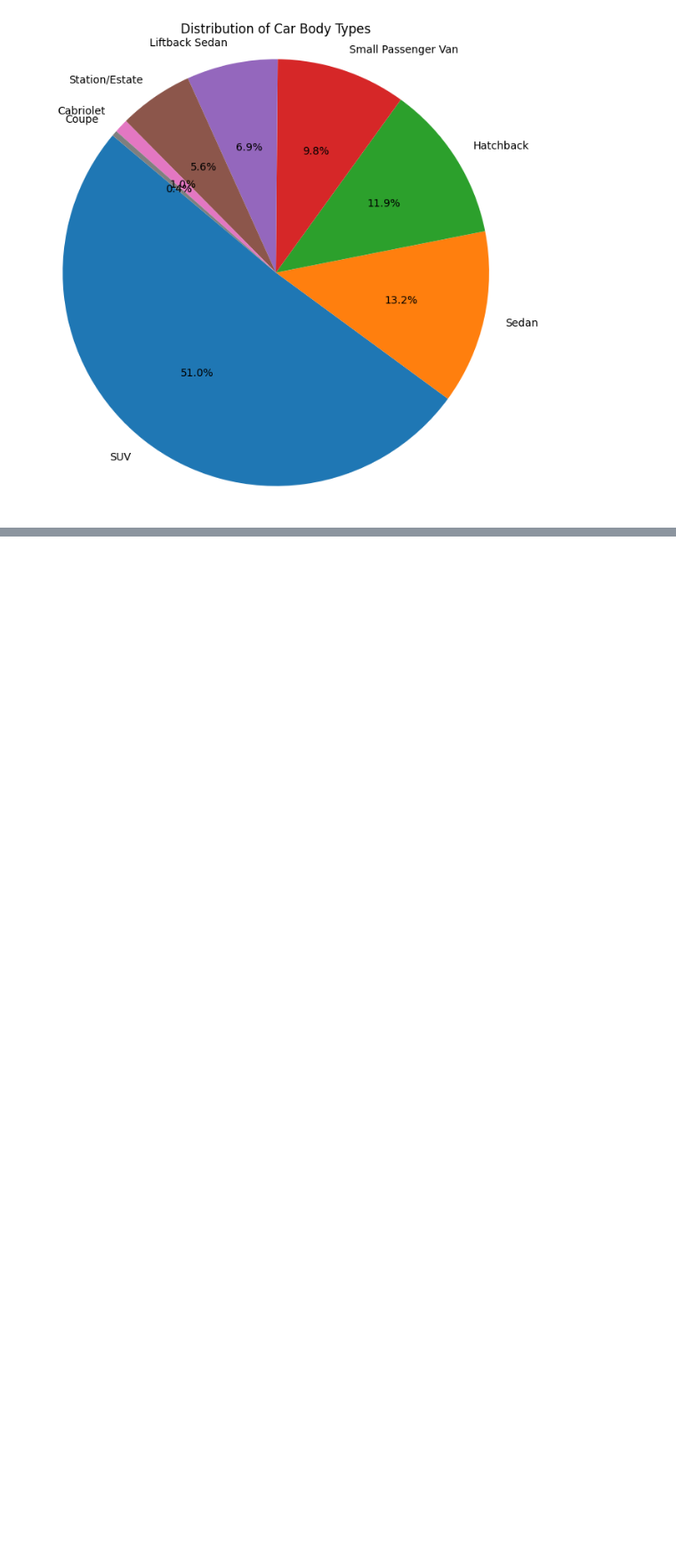
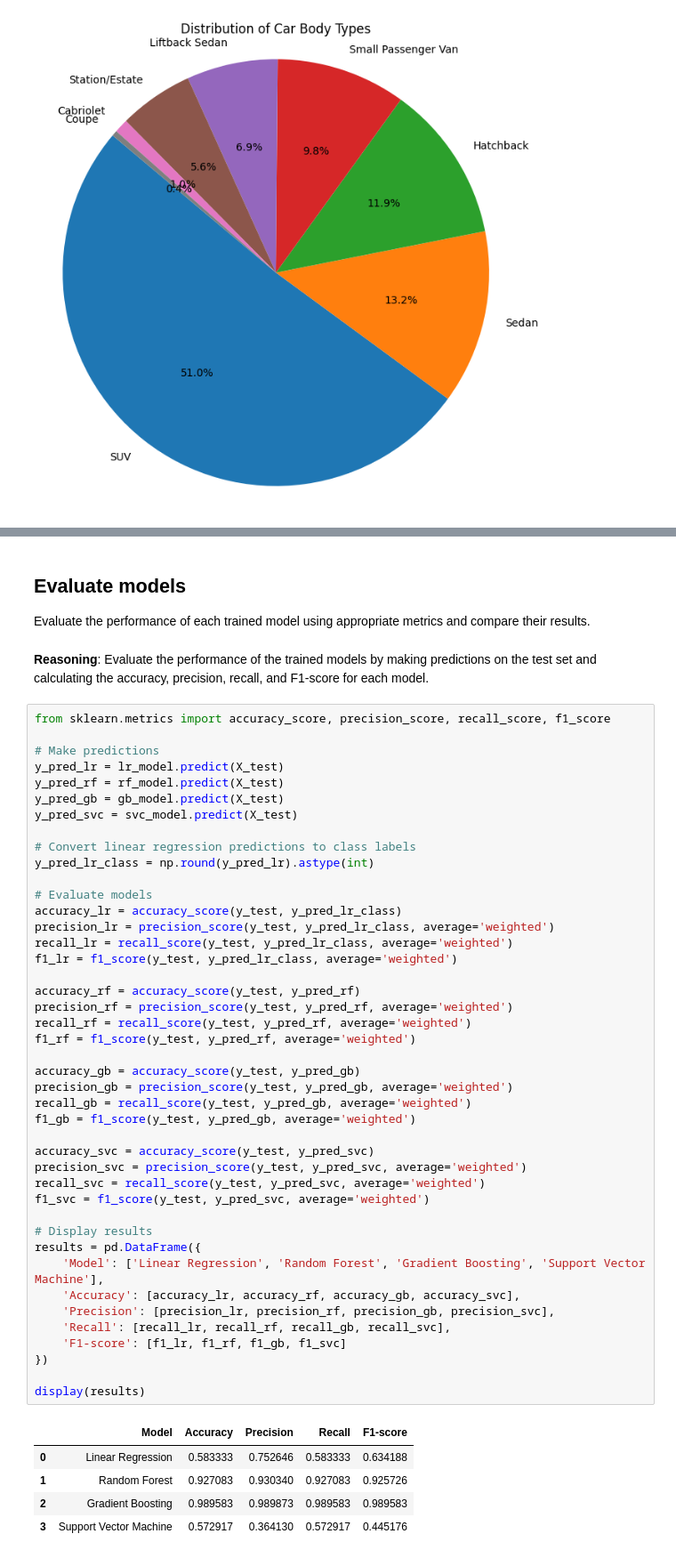
Before and after one commit to kxrrym03/Electric-Vehicle-Specs, a Jupyter notebook: Electric_Vehicle_Specs.ipynb, the cells around one changed output, grey strips where cells are left out. Shown at 89% size. Cells and saved outputs as stored; diff of their text form; blank space fills up the shorter version.

```diff
--- a/Electric_Vehicle_Specs.ipynb
+++ b/Electric_Vehicle_Specs.ipynb
@@ -281,0 +367,55 @@ plt.show()
+# %% [markdown]
+## Evaluate models
+Evaluate the performance of each trained model using appropriate metrics and compare their results.
+# %% [markdown]
+**Reasoning**:
+Evaluate the performance of the trained models by making predictions on the test set and calculating the accuracy, precision, recall, and F1-score for each model.
+# %%
+from sklearn.metrics import accuracy_score, precision_score, recall_score, f1_score
+
+# Make predictions
+y_pred_lr = lr_model.predict(X_test)
+y_pred_rf = rf_model.predict(X_test)
+y_pred_gb = gb_model.predict(X_test)
+y_pred_svc = svc_model.predict(X_test)
+
+# Convert linear regression predictions to class labels
+y_pred_lr_class = np.round(y_pred_lr).astype(int)
+
+# Evaluate models
+accuracy_lr = accuracy_score(y_test, y_pred_lr_class)
+precision_lr = precision_score(y_test, y_pred_lr_class, average='weighted')
+recall_lr = recall_score(y_test, y_pred_lr_class, average='weighted')
+f1_lr = f1_score(y_test, y_pred_lr_class, average='weighted')
+
+accuracy_rf = accuracy_score(y_test, y_pred_rf)
+precision_rf = precision_score(y_test, y_pred_rf, average='weighted')
+recall_rf = recall_score(y_test, y_pred_rf, average='weighted')
+f1_rf = f1_score(y_test, y_pred_rf, average='weighted')
+
+accuracy_gb = accuracy_score(y_test, y_pred_gb)
+precision_gb = precision_score(y_test, y_pred_gb, average='weighted')
+recall_gb = recall_score(y_test, y_pred_gb, average='weighted')
+f1_gb = f1_score(y_test, y_pred_gb, average='weighted')
+
+accuracy_svc = accuracy_score(y_test, y_pred_svc)
+precision_svc = precision_score(y_test, y_pred_svc, average='weighted')
+recall_svc = recall_score(y_test, y_pred_svc, average='weighted')
+f1_svc = f1_score(y_test, y_pred_svc, average='weighted')
+
+# Display results
+results = pd.DataFrame({
+    'Model': ['Linear Regression', 'Random Forest', 'Gradient Boosting', 'Support Vector Machine'],
+    'Accuracy': [accuracy_lr, accuracy_rf, accuracy_gb, accuracy_svc],
+    'Precision': [precision_lr, precision_rf, precision_gb, precision_svc],
+    'Recall': [recall_lr, recall_rf, recall_gb, recall_svc],
+    'F1-score': [f1_lr, f1_rf, f1_gb, f1_svc]
+})
+
+display(results)
+# %% [output]
+|  | Model | Accuracy | Precision | Recall | F1-score |
+| 0 | Linear Regression | 0.583333 | 0.752646 | 0.583333 | 0.634188 |
+| 1 | Random Forest | 0.927083 | 0.930340 | 0.927083 | 0.925726 |
+| 2 | Gradient Boosting | 0.989583 | 0.989873 | 0.989583 | 0.989583 |
+| 3 | Support Vector Machine | 0.572917 | 0.364130 | 0.572917 | 0.445176 |
```
Also changed, not shown: parts of 15 cells of this notebook.
